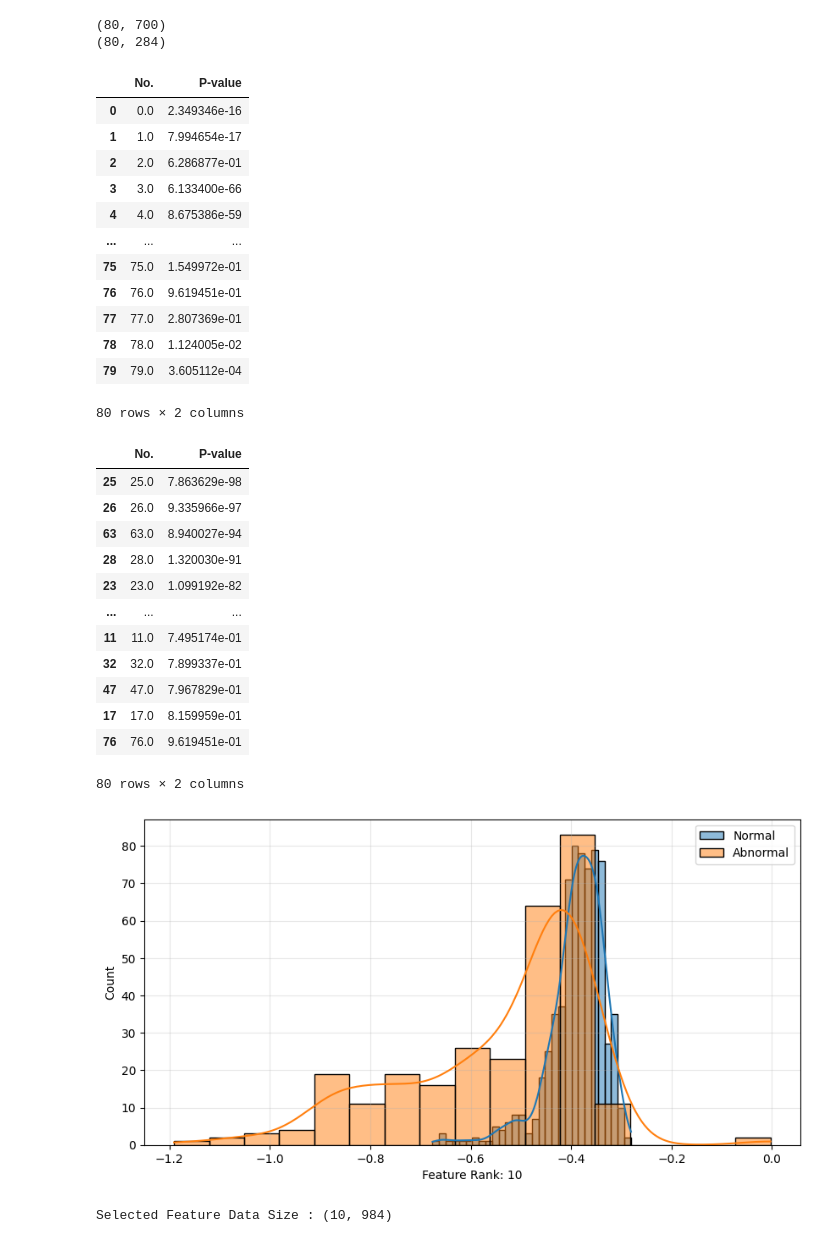
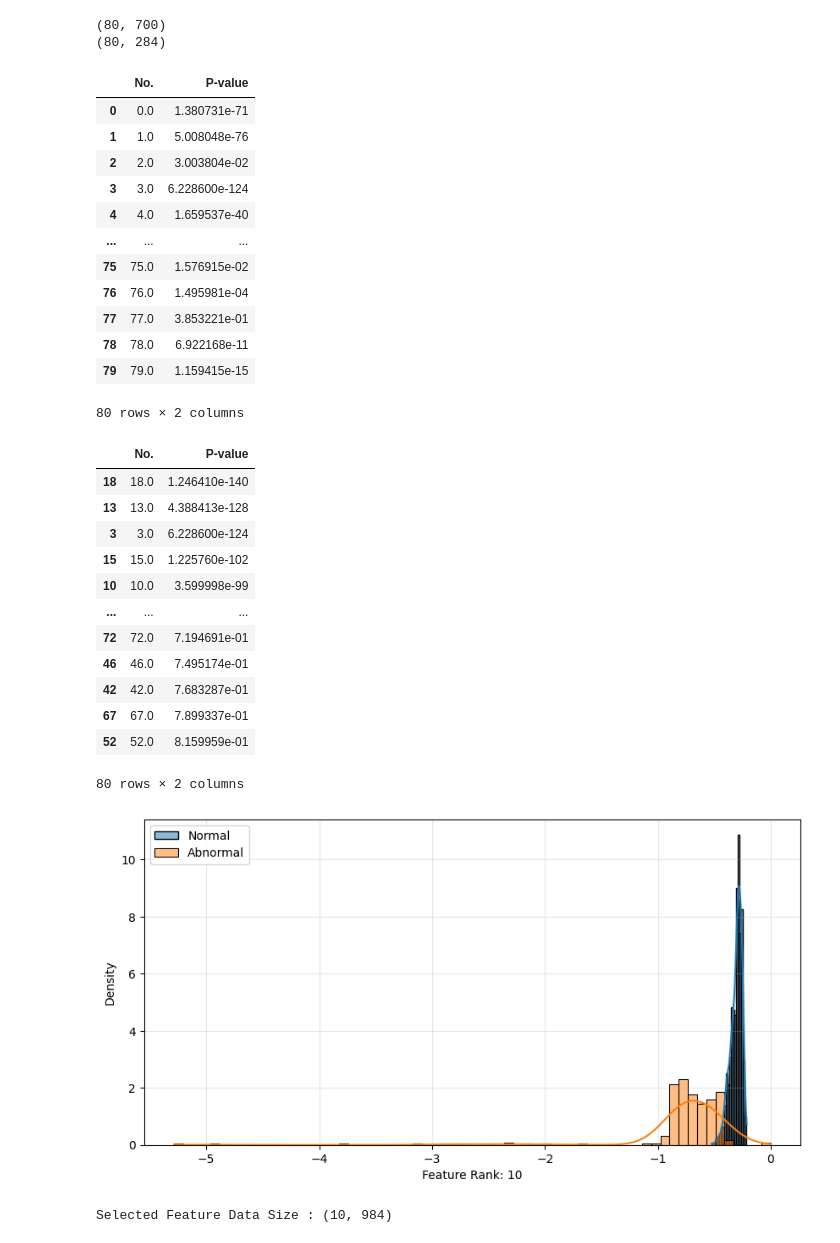
Before and after one commit to ljwg3000/UNT_MEEN-AI-Fall2026, a Jupyter notebook: AI_tutorial/Midterm/Midterm_DataChallenge_Practice_Solution.ipynb, the cells around one changed output. Saved outputs shown, nothing was run; the diff lists cells and outputs as text; code cells hidden in the pictures.

```diff
--- a/AI_tutorial/Midterm/Midterm_DataChallenge_Practice_Solution.ipynb
+++ b/AI_tutorial/Midterm/Midterm_DataChallenge_Practice_Solution.ipynb
@@ -226,7 +226,7 @@ for i in range(NoOfData_Nor):
 
         base_index = NoOfFeature * j
 
-        signal_normal   = temp_data1.iloc[:, j+1]
+        signal_normal   = temp_data1.iloc[:, j] # Not "j+1"
 
         # Normal features
         TimeFeature_Normal[base_index + 0, i] = np.max(signal_normal)
@@ -243,7 +243,7 @@ for i in range(NoOfData_Abn):
 
         base_index = NoOfFeature * j
 
-        signal_abnormal = temp_data2.iloc[:, j+1]
+        signal_abnormal = temp_data2.iloc[:, j] # Not "j+1"
 
 
         # Abnormal features
@@ -293,7 +293,7 @@ array([[0., 0., 0., ..., 0., 0., 0.],
 for i in range(NoOfData_Nor):
 
     # Declare temporary data (only sensor signals)
-    exec(f"temp_data1 = Normal_{i+1}.iloc[:, 1:]")
+    exec(f"temp_data1 = Normal_{i+1}.iloc[:, :2]") # Not "[:, 1:]"
 
     # Wavelet decomposition
     Coef1 = pywt.wavedec(temp_data1, MotherWavelet, level=Level, axis=0)
@@ -324,7 +324,7 @@ for i in range(NoOfData_Nor):
 for i in range(NoOfData_Abn):
 
     # Declare temporary data (only sensor signals)
-    exec(f"temp_data2 = Abnormal_{i+1}.iloc[:, 1:]")
+    exec(f"temp_data2 = Abnormal_{i+1}.iloc[:, :2]") # Not "[:, 1:]"
 
     # Wavelet decomposition
     Coef2 = pywt.wavedec(temp_data2, MotherWavelet, level=Level, axis=0)
@@ -402,7 +402,7 @@ array([[ 4.64000000e-01,  4.57000000e-01,  4.91000000e-01, ...,
 # %%
-Features_df = pd.DataFrame(Features)
+FeatureData = pd.DataFrame(Features)
 
 # Problem 2-3
-Features_df
+FeatureData
 # %% [output]
 |  | 0 | 1 | 2 | 3 | 4 | 5 | 6 | 7 | 8 | 9 | ... | ... |
@@ -420,8 +420,8 @@ Features_df
 80 rows × 984 columns
 # %%
 # NoOfData_Nor = 700
-Normal_FeatureData   = Features_df.iloc[:,:NoOfData_Nor]
-Abnormal_FeatureData = Features_df.iloc[:,NoOfData_Nor:]
+Normal_FeatureData   = FeatureData.iloc[:,:NoOfData_Nor]
+Abnormal_FeatureData = FeatureData.iloc[:,NoOfData_Nor:]
 
 print(Normal_FeatureData.shape)
 print(Abnormal_FeatureData.shape)
@@ -444,17 +444,17 @@ P_value = pd.DataFrame(P_value, columns=['No.', 'P-value'])
 P_value
 # %% [output]
 |  | No. | P-value |
-| 0 | 0.0 | 2.349346e-16 |
-| 1 | 1.0 | 7.994654e-17 |
-| 2 | 2.0 | 6.286877e-01 |
-| 3 | 3.0 | 6.133400e-66 |
-| 4 | 4.0 | 8.675386e-59 |
+| 0 | 0.0 | 1.380731e-71 |
+| 1 | 1.0 | 5.008048e-76 |
+| 2 | 2.0 | 3.003804e-02 |
+| 3 | 3.0 | 6.228600e-124 |
+| 4 | 4.0 | 1.659537e-40 |
 | ... | ... | ... |
-| 75 | 75.0 | 1.549972e-01 |
-| 76 | 76.0 | 9.619451e-01 |
-| 77 | 77.0 | 2.807369e-01 |
-| 78 | 78.0 | 1.124005e-02 |
-| 79 | 79.0 | 3.605112e-04 |
+| 75 | 75.0 | 1.576915e-02 |
+| 76 | 76.0 | 1.495981e-04 |
+| 77 | 77.0 | 3.853221e-01 |
+| 78 | 78.0 | 6.922168e-11 |
+| 79 | 79.0 | 1.159415e-15 |
 80 rows × 2 columns
 # %%
 P_value_Rank = P_value.sort_values(['P-value'], ascending=True)
@@ -463,33 +463,33 @@ P_value_Rank = P_value.sort_values(['P-value'], ascending=True)
 P_value_Rank
 # %% [output]
 |  | No. | P-value |
-| 25 | 25.0 | 7.863629e-98 |
-| 26 | 26.0 | 9.335966e-97 |
-| 63 | 63.0 | 8.940027e-94 |
-| 28 | 28.0 | 1.320030e-91 |
-| 23 | 23.0 | 1.099192e-82 |
+| 18 | 18.0 | 1.246410e-140 |
+| 13 | 13.0 | 4.388413e-128 |
+| 3 | 3.0 | 6.228600e-124 |
+| 15 | 15.0 | 1.225760e-102 |
+| 10 | 10.0 | 3.599998e-99 |
 | ... | ... | ... |
-| 11 | 11.0 | 7.495174e-01 |
-| 32 | 32.0 | 7.899337e-01 |
-| 47 | 47.0 | 7.967829e-01 |
-| 17 | 17.0 | 8.159959e-01 |
-| 76 | 76.0 | 9.619451e-01 |
+| 72 | 72.0 | 7.194691e-01 |
+| 46 | 46.0 | 7.495174e-01 |
+| 42 | 42.0 | 7.683287e-01 |
+| 67 | 67.0 | 7.899337e-01 |
+| 52 | 52.0 | 8.159959e-01 |
 80 rows × 2 columns
 # %%
 import seaborn           as sb
 # P-value Rank (0 ~ 79)
 FeatureRank = 9
 
 # Problem 2-5
 plt.figure(figsize=(10,5))
-sb.histplot(Normal_FeatureData.iloc[int(P_value_Rank.iloc[FeatureRank,0])  ,:], kde=True, label = 'Normal')
-sb.histplot(Abnormal_FeatureData.iloc[int(P_value_Rank.iloc[FeatureRank,0]),:], kde=True, label = 'Abnormal')
+sb.histplot(Normal_FeatureData.iloc[int(P_value_Rank.iloc[FeatureRank,0])  ,:], kde=True, stat="density", label = 'Normal')
+sb.histplot(Abnormal_FeatureData.iloc[int(P_value_Rank.iloc[FeatureRank,0]),:], kde=True, stat="density", label = 'Abnormal')
 plt.legend(loc='best', fontsize=10)
 plt.xlabel(f'Feature Rank: {FeatureRank+1}')
 plt.grid(alpha=0.3)
 plt.show()
 # %% [output]
-[figure, old version]
+[figure, new version]
 # %%
 Rank = 10  # Select number of rank
 
```
Also changed, not shown: parts of 8 cells of this notebook, 1 other file.
